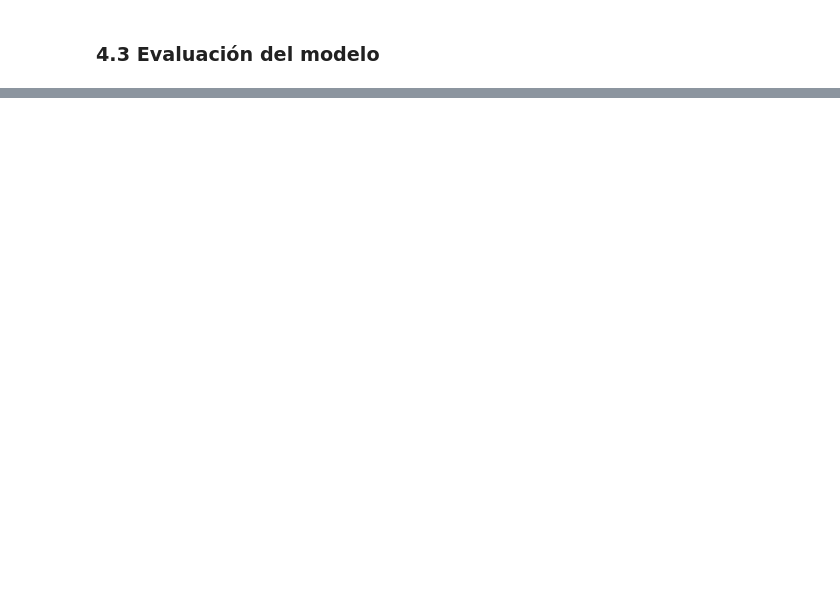
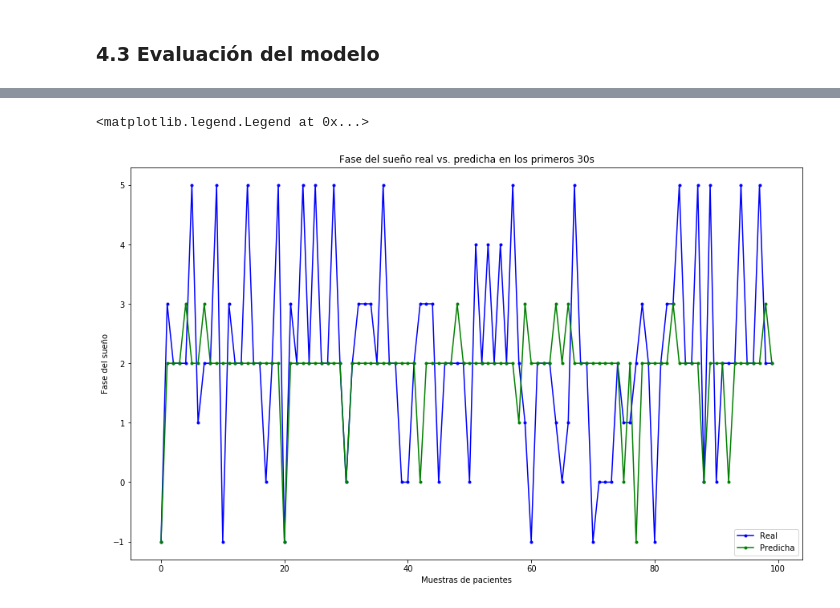
Before and after one commit to Noemiglois/SleepAnalysisWearable, a Jupyter notebook: Clasificadores.ipynb, the cells around one changed output, grey strips where cells are left out. Saved outputs shown, nothing was run; the diff lists cells and outputs as text; code cells hidden in the pictures; blank space fills up the shorter version.

```diff
--- a/Clasificadores.ipynb
+++ b/Clasificadores.ipynb
@@ -164,5 +193,5 @@ svc_grid= SVC(C=5,kernel='linear',gamma='auto').fit(X_train, y_train_multi)  #qu
 # %%
-svc_clf=svc_grid
+svc_clf=svc_grid.best_estimator_
 # %%
 print("Tasa de acierto del modelo base:",modelo_base.score(X_test,y_test_multi))
 print("Tasa de acierto con la busqueda de parámetros:",svc_clf.score(X_test,y_test_multi))
@@ -192,18 +271,16 @@ matriz_confusion
 # %%
 pacientes = len(y_test_multi)
 t = np.arange(0,pacientes)
 plt.figure(figsize=(15,9))
 plt.plot(t,y_test_multi,color='blue', marker='.',label='Real')
 plt.plot(t,predict,color='green', marker='.',label='Predicha')
 
-plt.xlabel('Pacientes')
+plt.title('Fase del sueño real vs. predicha en los primeros 30s')
+plt.xlabel('Muestras de pacientes')
 plt.ylabel('Fase del sueño')
-plt.title('Fase del sueño real vs. predicha en los primeros 30s')
+#plt.yticks([-1,0])
+#plt.xlim([0,10])
 plt.legend()
-
-plt.title('Fase del sueño real vs. predicha en los primeros 30s')
-plt.xlabel('Pacientes')
-plt.ylabel('Fase del sueño')
-plt.yticks([-1,0])
-plt.xlim([0,10])
-plt.legend()
+# %% [output]
+<matplotlib.legend.Legend at 0x...>
+[figure, added]
```
Also changed, not shown: parts of 22 cells of this notebook, 2 other files.
